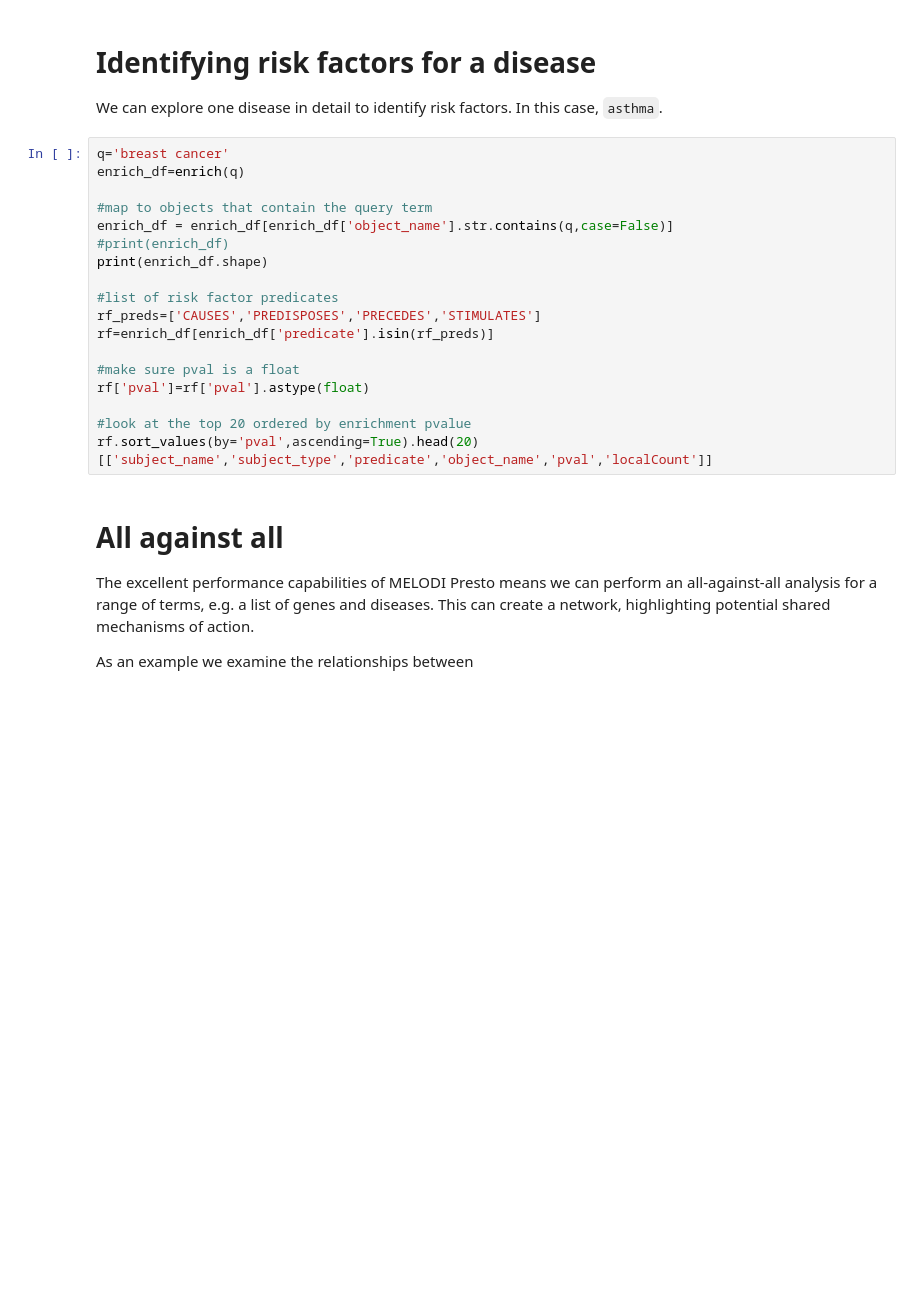
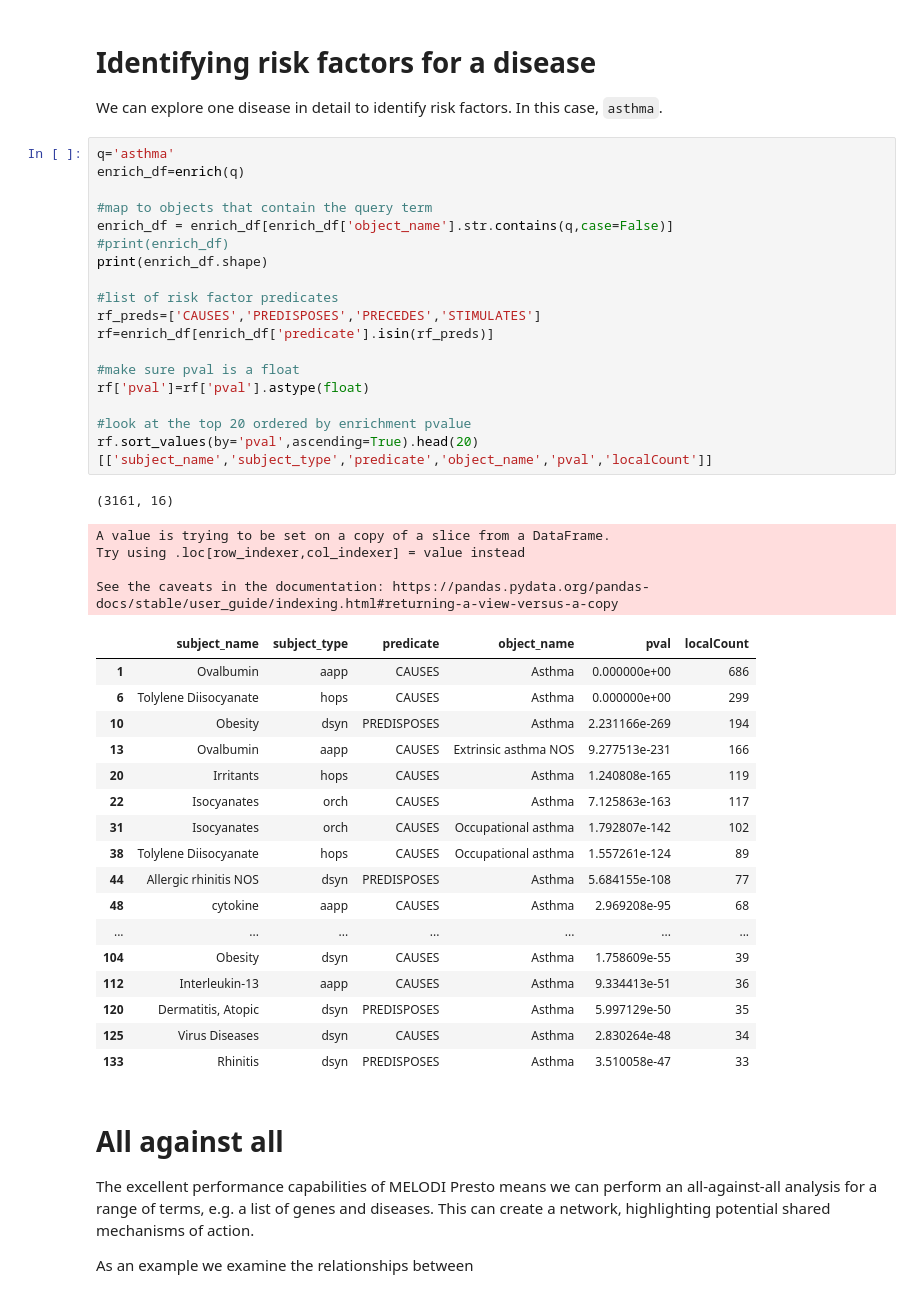
Before and after one commit to MRCIEU/MELODI-Presto, a Jupyter notebook: notebooks/use-cases.ipynb, the cells around one changed output. Saved outputs shown, nothing was run; the diff lists cells and outputs as text; blank space fills up the shorter version.

```diff
--- a/notebooks/use-cases.ipynb
+++ b/notebooks/use-cases.ipynb
@@ -152,23 +136,46 @@ Name: object_name_x, dtype: int64
 
 We can explore one disease in detail to identify risk factors. In this case, `asthma`.
 # %%
-q='breast cancer'
+q='asthma'
 enrich_df=enrich(q)
 
 #map to objects that contain the query term
 enrich_df = enrich_df[enrich_df['object_name'].str.contains(q,case=False)]
 #print(enrich_df)
 print(enrich_df.shape)
 
 #list of risk factor predicates
 rf_preds=['CAUSES','PREDISPOSES','PRECEDES','STIMULATES']
 rf=enrich_df[enrich_df['predicate'].isin(rf_preds)]
 
 #make sure pval is a float
 rf['pval']=rf['pval'].astype(float)
 
 #look at the top 20 ordered by enrichment pvalue
 rf.sort_values(by='pval',ascending=True).head(20)[['subject_name','subject_type','predicate','object_name','pval','localCount']]
+# %% [output]
+(3161, 16)
+A value is trying to be set on a copy of a slice from a DataFrame.
+Try using .loc[row_indexer,col_indexer] = value instead
+
+See the caveats in the documentation: https://pandas.pydata.org/pandas-docs/stable/user_guide/indexing.html#returning-a-view-versus-a-copy
+|  | subject_name | subject_type | predicate | object_name | pval | localCount |
+| 1 | Ovalbumin | aapp | CAUSES | Asthma | 0.000000e+00 | 686 |
+| 6 | Tolylene Diisocyanate | hops | CAUSES | Asthma | 0.000000e+00 | 299 |
+| 10 | Obesity | dsyn | PREDISPOSES | Asthma | 2.231166e-269 | 194 |
+| 13 | Ovalbumin | aapp | CAUSES | Extrinsic asthma NOS | 9.277513e-231 | 166 |
+| 20 | Irritants | hops | CAUSES | Asthma | 1.240808e-165 | 119 |
+| 22 | Isocyanates | orch | CAUSES | Asthma | 7.125863e-163 | 117 |
+| 31 | Isocyanates | orch | CAUSES | Occupational asthma | 1.792807e-142 | 102 |
+| 38 | Tolylene Diisocyanate | hops | CAUSES | Occupational asthma | 1.557261e-124 | 89 |
+| 44 | Allergic rhinitis NOS | dsyn | PREDISPOSES | Asthma | 5.684155e-108 | 77 |
+| 48 | cytokine | aapp | CAUSES | Asthma | 2.969208e-95 | 68 |
+| ... | ... | ... | ... | ... | ... | ... |
+| 104 | Obesity | dsyn | CAUSES | Asthma | 1.758609e-55 | 39 |
+| 112 | Interleukin-13 | aapp | CAUSES | Asthma | 9.334413e-51 | 36 |
+| 120 | Dermatitis, Atopic | dsyn | PREDISPOSES | Asthma | 5.997129e-50 | 35 |
+| 125 | Virus Diseases | dsyn | CAUSES | Asthma | 2.830264e-48 | 34 |
+| 133 | Rhinitis | dsyn | PREDISPOSES | Asthma | 3.510058e-47 | 33 |
 # %% [markdown]
 # All against all
 
```
Also changed, not shown: parts of 1 cell of this notebook, 1 other file.
